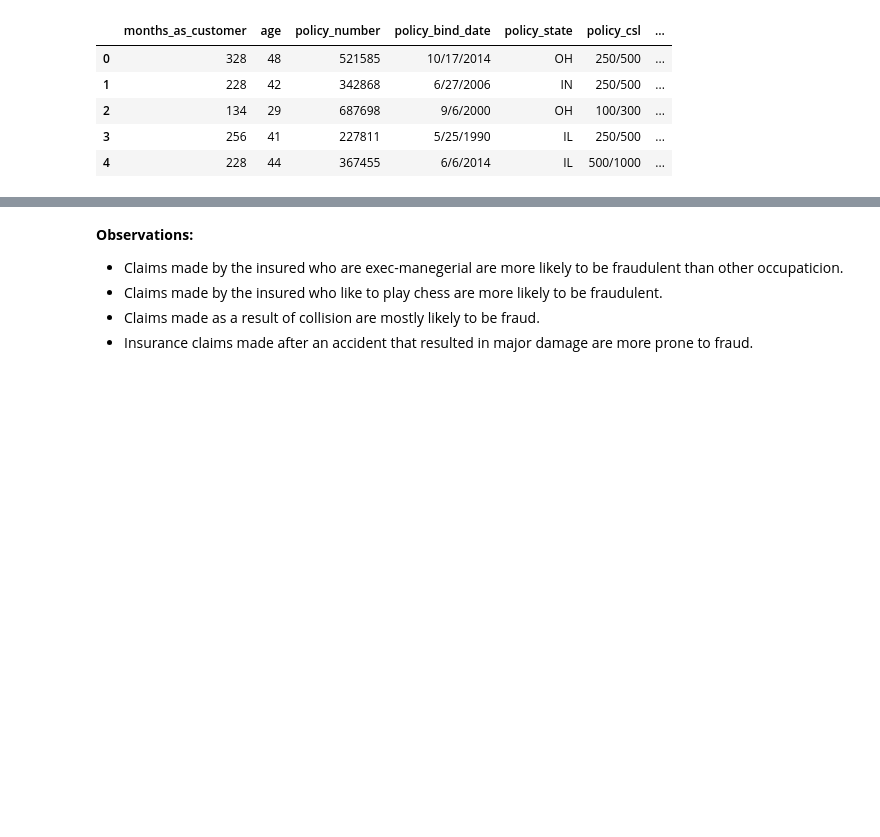
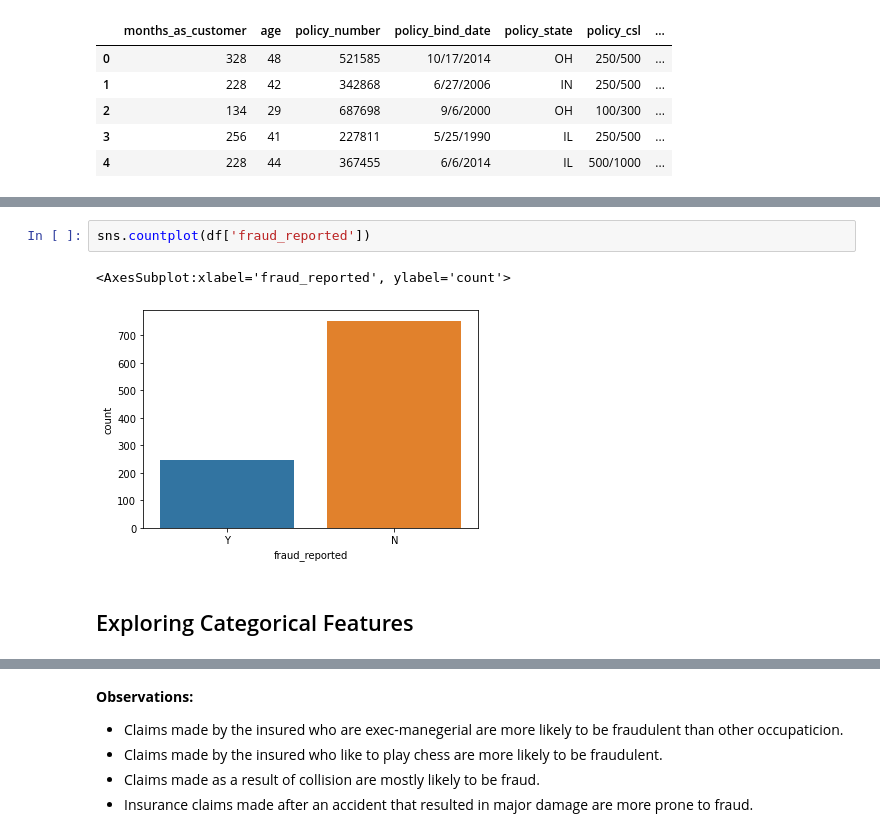
Before and after one commit to mervebdurna/insurance_fraud_detection, a Jupyter notebook: EDA.ipynb, the cells around one changed output, grey strips where cells are left out. Drawn from its saved outputs; the diff is of its cells as text; blank space fills up the shorter version.

```diff
--- a/EDA.ipynb
+++ b/EDA.ipynb
@@ -154,3 +173,10 @@ dtype: int64
+# %%
+sns.countplot(df['fraud_reported'])
+# %% [output]
+<AxesSubplot:xlabel='fraud_reported', ylabel='count'>
+[figure, added]
+# %% [markdown]
+## Exploring Categorical Features
 # %%
 # visualize categorical features vs target
 for col in df[cat_columns].columns:
```
Also changed, not shown: parts of 45 cells of this notebook, 1 other file.
